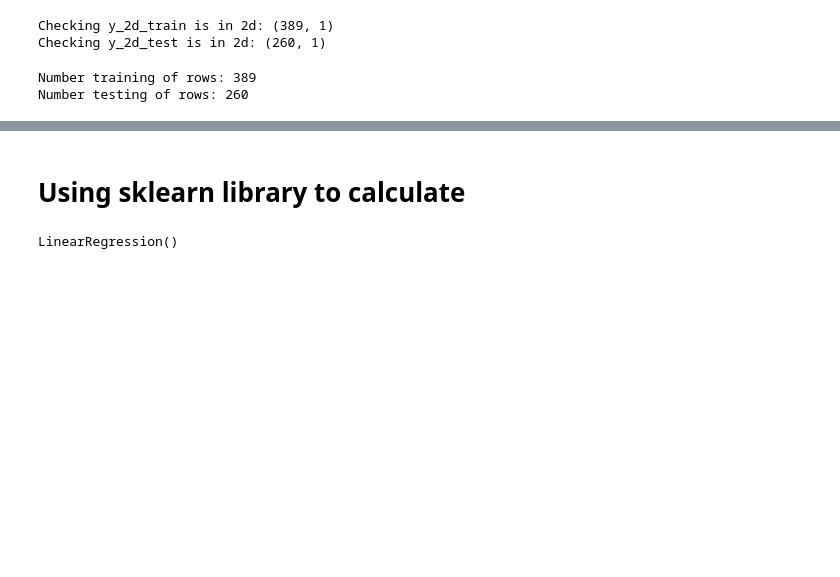
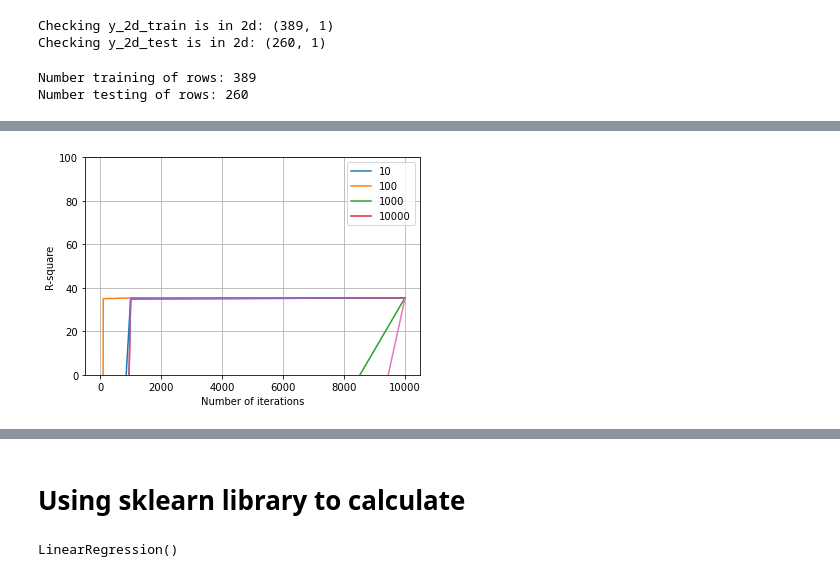
Before and after one commit to fdnthecoder/StudentPerformanceML, a Jupyter notebook: LinearRegJamie.ipynb, the cells around one changed output, grey strips where cells are left out. Drawn from its saved outputs; the diff is of its cells as text; code cells hidden in the pictures; blank space fills up the shorter version.

```diff
--- a/LinearRegJamie.ipynb
+++ b/LinearRegJamie.ipynb
@@ -288,0 +401,11 @@ rsq :  [0.33446785]
+# %%
+#In this instant, we limit the y-value to 0 to 100, which is the values we do care about
+#To get a better look
+plt.plot(num_iters, rsq_array)
+plt.xlabel("Number of iterations")
+plt.ylabel("R-square")
+plt.ylim(0, 100)
+plt.legend(num_iters, loc='upper right')
+plt.grid()
+# %% [output]
+[figure, added]
```
Also changed, not shown: parts of 34 cells of this notebook, 1 other file.
